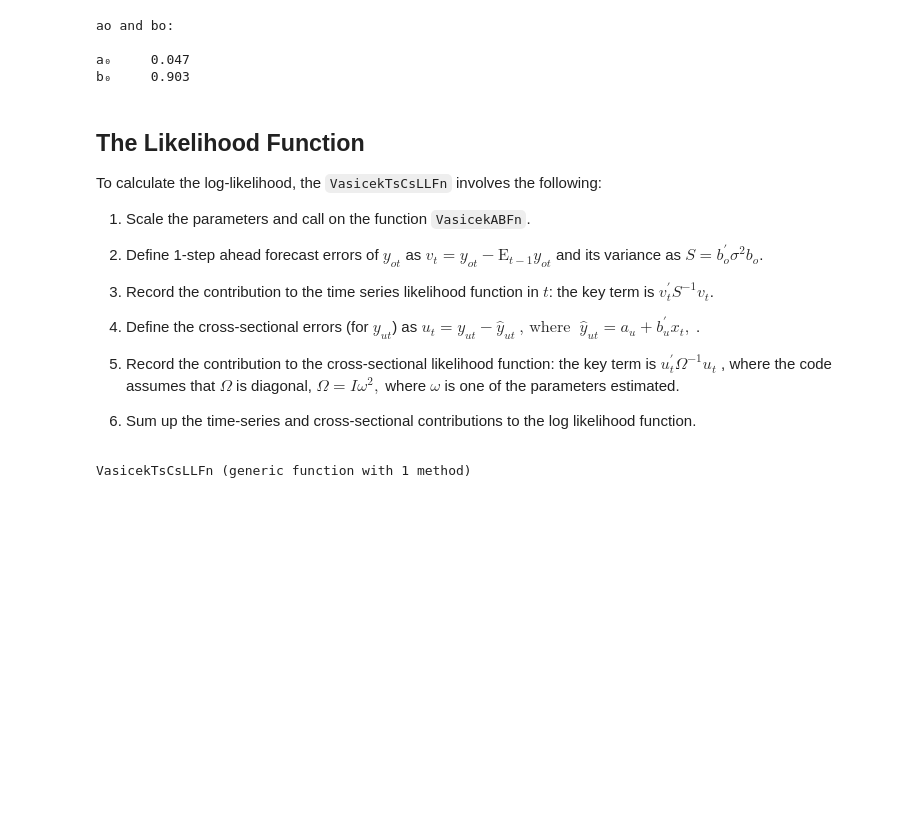
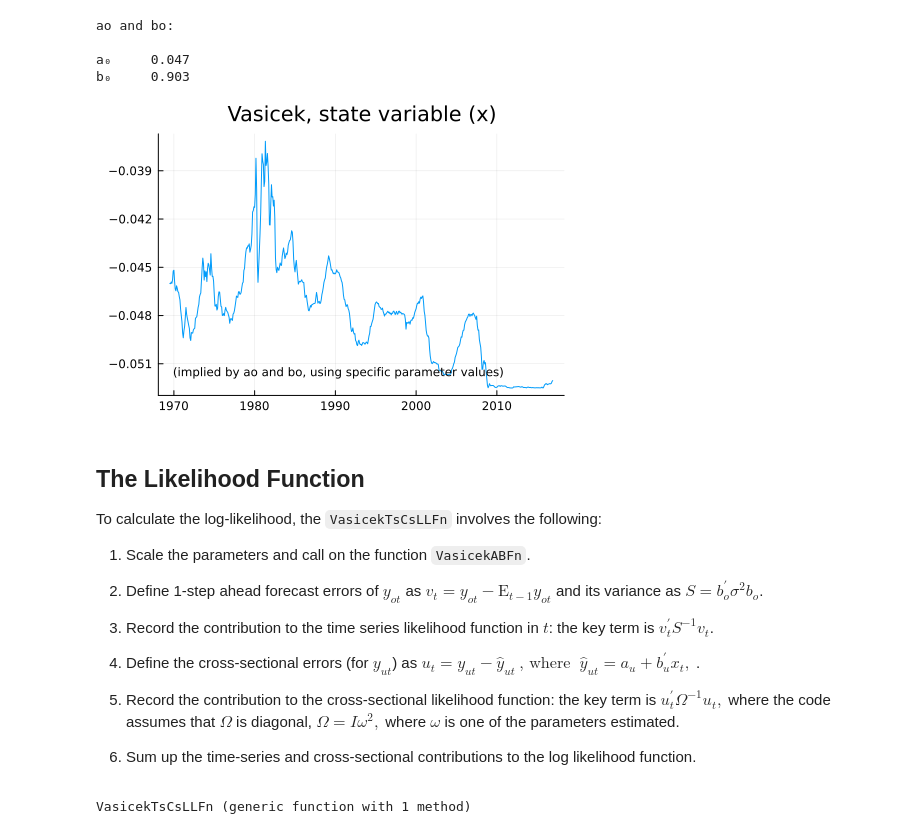
Before and after one commit to PaulSoderlind/EmpiricalFinancePhD, a Jupyter notebook: YieldCurveModel.ipynb, the cells around one changed output. Drawn from its saved outputs; the diff is of its cells as text; code cells hidden in the pictures; blank space fills up the shorter version.

```diff
--- a/YieldCurveModel.ipynb
+++ b/YieldCurveModel.ipynb
@@ -32,7 +30,7 @@ dN = Date.(ymd,"yyyy-mm-dd")               #Julia dates
 y[:,1] = disc2eff(y[:,1],0.25)
 y[:,2] = disc2eff(y[:,2],0.5)
 
-m      = [0.25 0.5 1 3 5 7 10]      #time to maturity (in years)
+m      = [0.25,0.5,1,3,5,7,10]      #time to maturity (in years)
 mMonth = round.(Int,m*12)           #maturities, in months (integers)
 y      = log.(1.0.+y/100)           #continuously compounded interest rates
 y      = y/12                       #interest rates per month (the period length of data)
@@ -131,16 +114,18 @@ ao and bo:
 a₀     0.047
 b₀     0.903
 # %%
-xTicksLoc = Date(1970):Dates.Year(10):Date(2010)
+xTicksLoc = Date(1970):Year(10):Date(2010)
 xTicksLab = Dates.format.(xTicksLoc,"Y")
 
 p1 = plot( dN,xt,
            legend = false,
            xticks = (xTicksLoc,xTicksLab),
            title = "Vasicek, state variable (x)",
            annotation = (Date(1970),-0.0515,
                          text("(implied by ao and bo, using specific parameter values)",8,:left)) )
 display(p1)
+# %% [output]
+[figure, added]
 # %% [markdown]
 ## The Likelihood Function
 
@@ -162,7 +147,7 @@ u_{t}=y_{ut}-\hat{y}_{ut} \: \text{, where } \: \hat{y}_{ut}=a_{u}+b_{u}^{\prime
 $.
 
 5. Record the contribution to the cross-sectional likelihood function: the key term is $u_{t}^{\prime}\Omega^{-1}
-u_{t}$, where the code assumes that $\Omega$ is diagonal,
+u_{t},$ where the code assumes that $\Omega$ is diagonal,
 $
 \Omega=I\omega^{2},
 $
```
Also changed, not shown: parts of 8 cells of this notebook, 9 other files.
